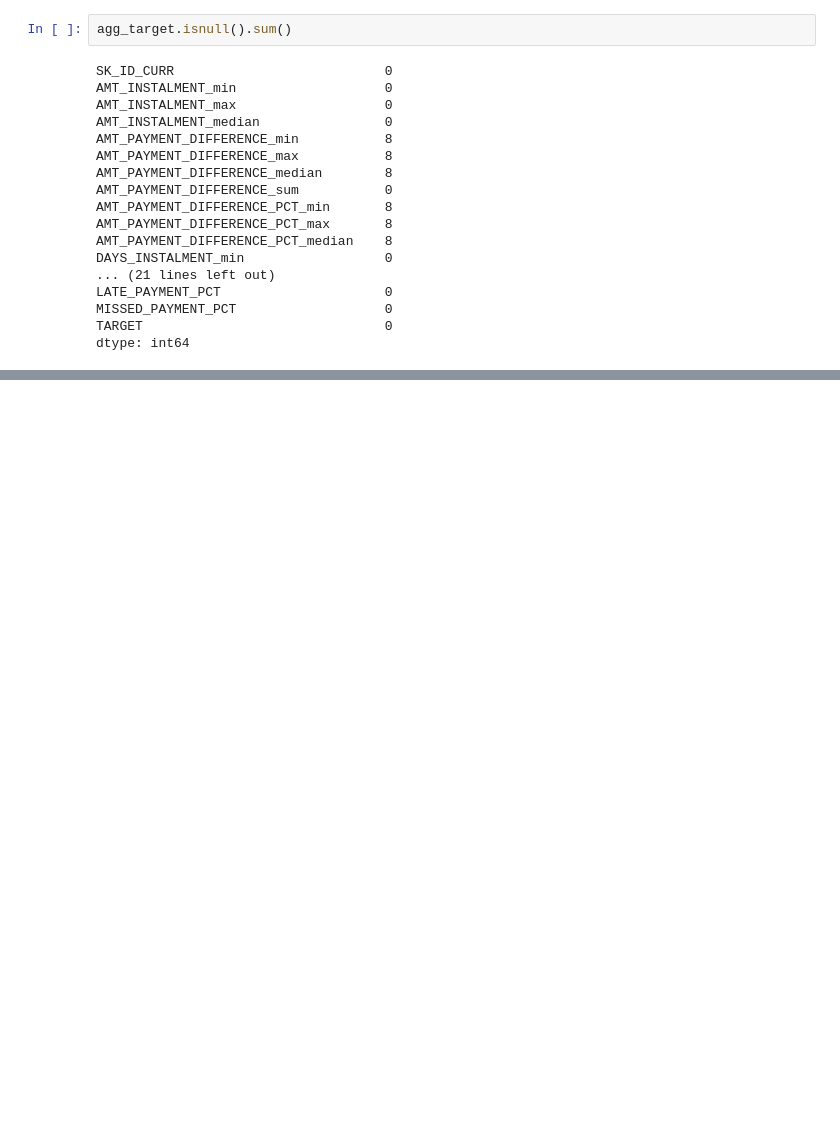
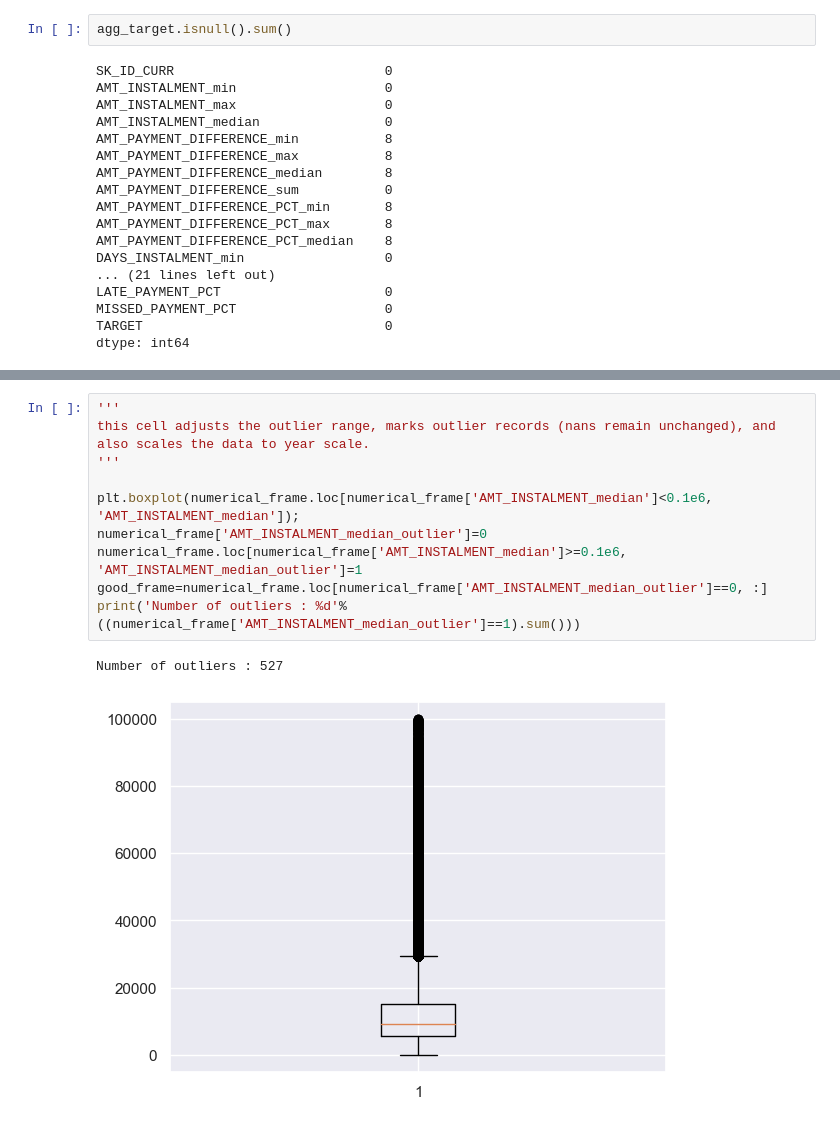
Before and after one commit to seg-fault123/bdm_project, a Jupyter notebook: instalments.ipynb, the cells around one changed output, grey strips where cells are left out. Saved outputs shown, nothing was run; the diff lists cells and outputs as text; blank space fills up the shorter version.

```diff
--- a/instalments.ipynb
+++ b/instalments.ipynb
@@ -195,0 +320,13 @@ dtype: int64
+# %%
+'''
+this cell adjusts the outlier range, marks outlier records (nans remain unchanged), and also scales the data to year scale.
+'''
+
+plt.boxplot(numerical_frame.loc[numerical_frame['AMT_INSTALMENT_median']<0.1e6, 'AMT_INSTALMENT_median']);
+numerical_frame['AMT_INSTALMENT_median_outlier']=0
+numerical_frame.loc[numerical_frame['AMT_INSTALMENT_median']>=0.1e6, 'AMT_INSTALMENT_median_outlier']=1
+good_frame=numerical_frame.loc[numerical_frame['AMT_INSTALMENT_median_outlier']==0, :]
+print('Number of outliers : %d'%((numerical_frame['AMT_INSTALMENT_median_outlier']==1).sum()))
+# %% [output]
+Number of outliers : 527
+[figure, added]
```
Also changed, not shown: parts of 106 cells of this notebook, 1 other file.
